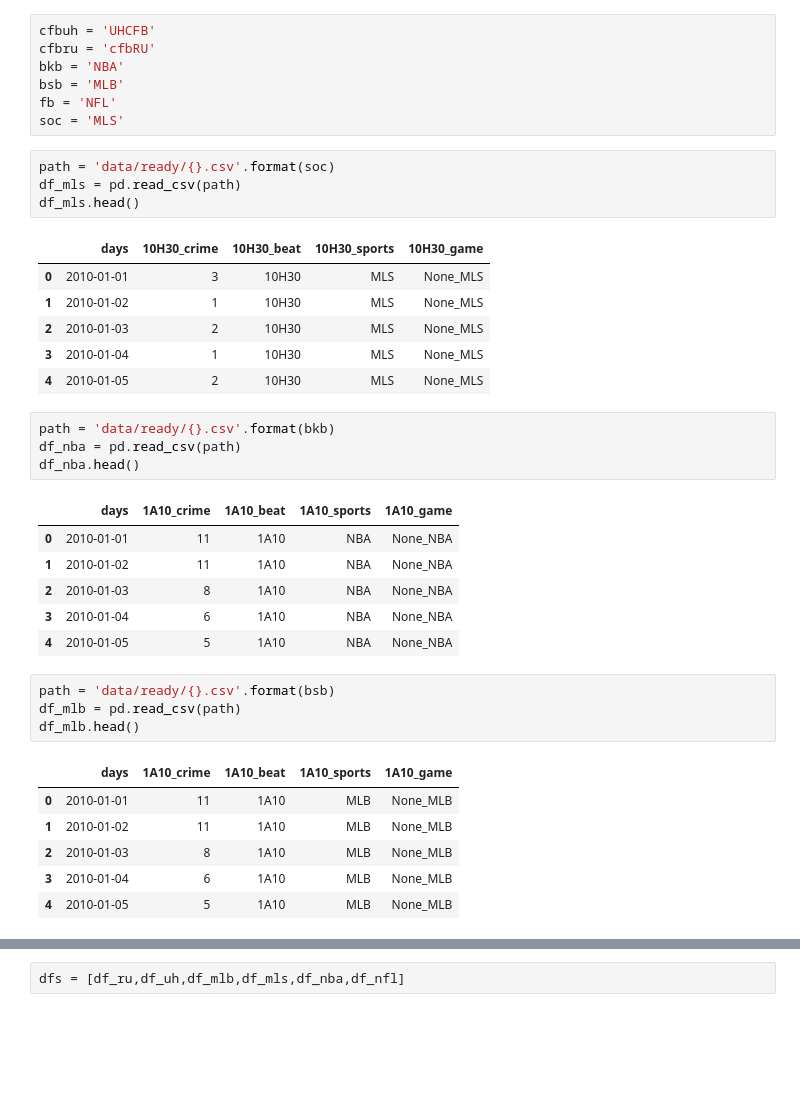
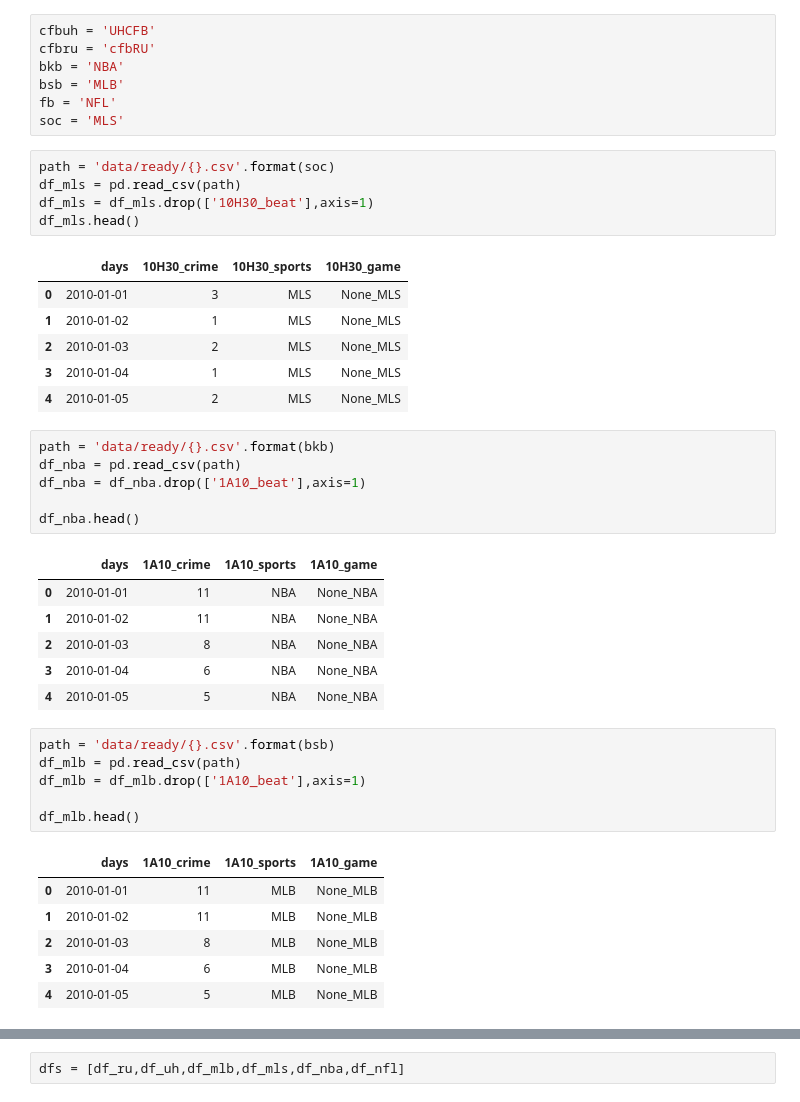
Before and after one commit to franksalas/Crime-Analysis, a Jupyter notebook: data_wrangling/data_form/combining_all_data.ipynb, the cells around one changed output, grey strips where cells are left out. Saved outputs shown, nothing was run; the diff lists cells and outputs as text; blank space fills up the shorter version.

```diff
--- a/data_wrangling/data_form/combining_all_data.ipynb
+++ b/data_wrangling/data_form/combining_all_data.ipynb
@@ -24,36 +33,41 @@ soc = 'MLS'
 # %%
 path = 'data/ready/{}.csv'.format(soc)
 df_mls = pd.read_csv(path)
+df_mls = df_mls.drop(['10H30_beat'],axis=1)
 df_mls.head()
 # %% [output]
-|  | days | 10H30_crime | 10H30_beat | 10H30_sports | 10H30_game |
-| 0 | 2010-01-01 | 3 | 10H30 | MLS | None_MLS |
-| 1 | 2010-01-02 | 1 | 10H30 | MLS | None_MLS |
-| 2 | 2010-01-03 | 2 | 10H30 | MLS | None_MLS |
-| 3 | 2010-01-04 | 1 | 10H30 | MLS | None_MLS |
-| 4 | 2010-01-05 | 2 | 10H30 | MLS | None_MLS |
+|  | days | 10H30_crime | 10H30_sports | 10H30_game |
+| 0 | 2010-01-01 | 3 | MLS | None_MLS |
+| 1 | 2010-01-02 | 1 | MLS | None_MLS |
+| 2 | 2010-01-03 | 2 | MLS | None_MLS |
+| 3 | 2010-01-04 | 1 | MLS | None_MLS |
+| 4 | 2010-01-05 | 2 | MLS | None_MLS |
 # %%
 path = 'data/ready/{}.csv'.format(bkb)
 df_nba = pd.read_csv(path)
+df_nba = df_nba.drop(['1A10_beat'],axis=1)
+
 df_nba.head()
 # %% [output]
-|  | days | 1A10_crime | 1A10_beat | 1A10_sports | 1A10_game |
-| 0 | 2010-01-01 | 11 | 1A10 | NBA | None_NBA |
-| 1 | 2010-01-02 | 11 | 1A10 | NBA | None_NBA |
-| 2 | 2010-01-03 | 8 | 1A10 | NBA | None_NBA |
-| 3 | 2010-01-04 | 6 | 1A10 | NBA | None_NBA |
-| 4 | 2010-01-05 | 5 | 1A10 | NBA | None_NBA |
+|  | days | 1A10_crime | 1A10_sports | 1A10_game |
+| 0 | 2010-01-01 | 11 | NBA | None_NBA |
+| 1 | 2010-01-02 | 11 | NBA | None_NBA |
+| 2 | 2010-01-03 | 8 | NBA | None_NBA |
+| 3 | 2010-01-04 | 6 | NBA | None_NBA |
+| 4 | 2010-01-05 | 5 | NBA | None_NBA |
 # %%
 path = 'data/ready/{}.csv'.format(bsb)
 df_mlb = pd.read_csv(path)
+df_mlb = df_mlb.drop(['1A10_beat'],axis=1)
+
 df_mlb.head()
 # %% [output]
-|  | days | 1A10_crime | 1A10_beat | 1A10_sports | 1A10_game |
-| 0 | 2010-01-01 | 11 | 1A10 | MLB | None_MLB |
-| 1 | 2010-01-02 | 11 | 1A10 | MLB | None_MLB |
-| 2 | 2010-01-03 | 8 | 1A10 | MLB | None_MLB |
-| 3 | 2010-01-04 | 6 | 1A10 | MLB | None_MLB |
-| 4 | 2010-01-05 | 5 | 1A10 | MLB | None_MLB |
+|  | days | 1A10_crime | 1A10_sports | 1A10_game |
+| 0 | 2010-01-01 | 11 | MLB | None_MLB |
+| 1 | 2010-01-02 | 11 | MLB | None_MLB |
+| 2 | 2010-01-03 | 8 | MLB | None_MLB |
+| 3 | 2010-01-04 | 6 | MLB | None_MLB |
+| 4 | 2010-01-05 | 5 | MLB | None_MLB |
 # %%
 path = 'data/ready/{}.csv'.format(fb)
 df_nfl = pd.read_csv(path)
```
Also changed, not shown: parts of 78 cells of this notebook, 1 other file.
